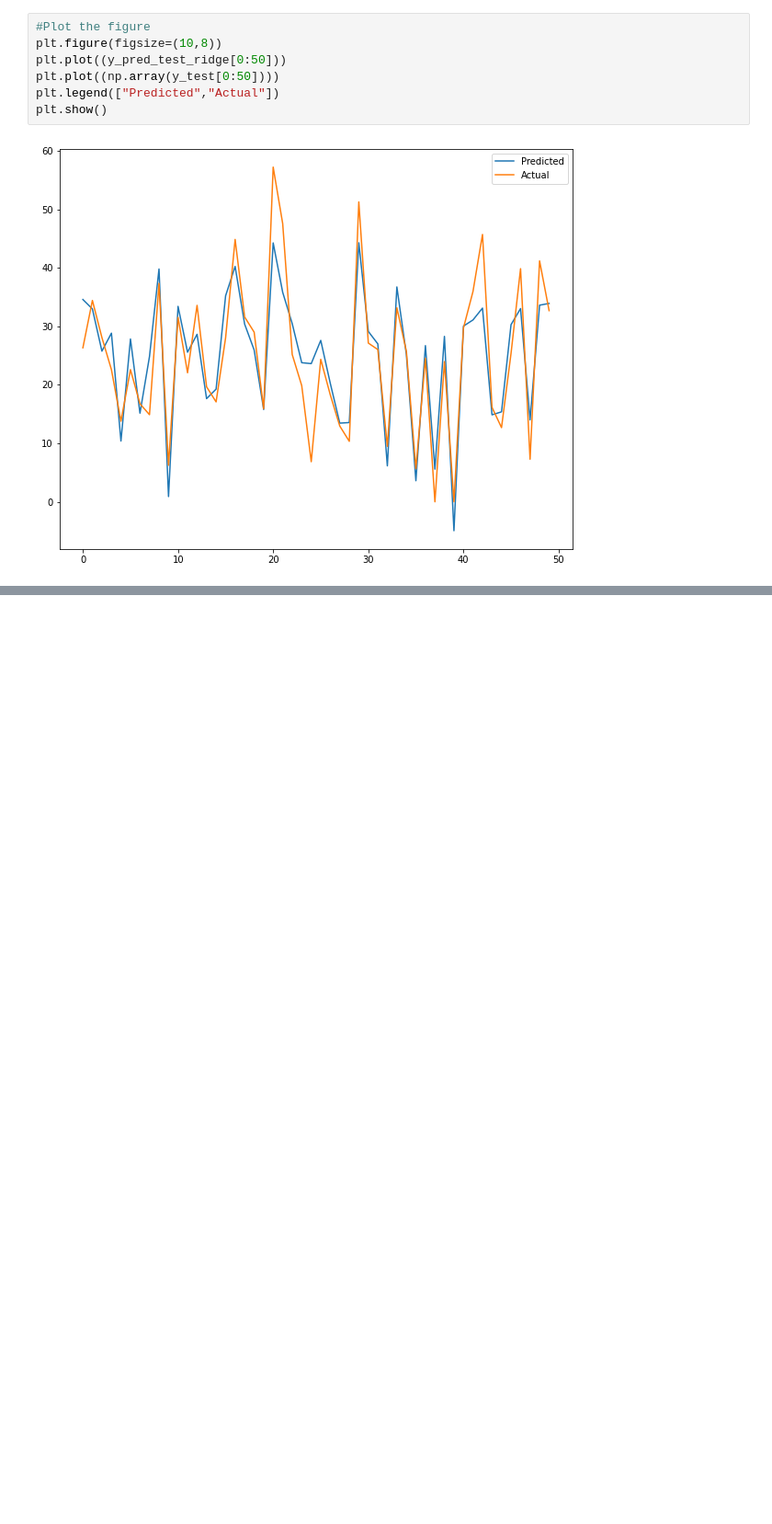
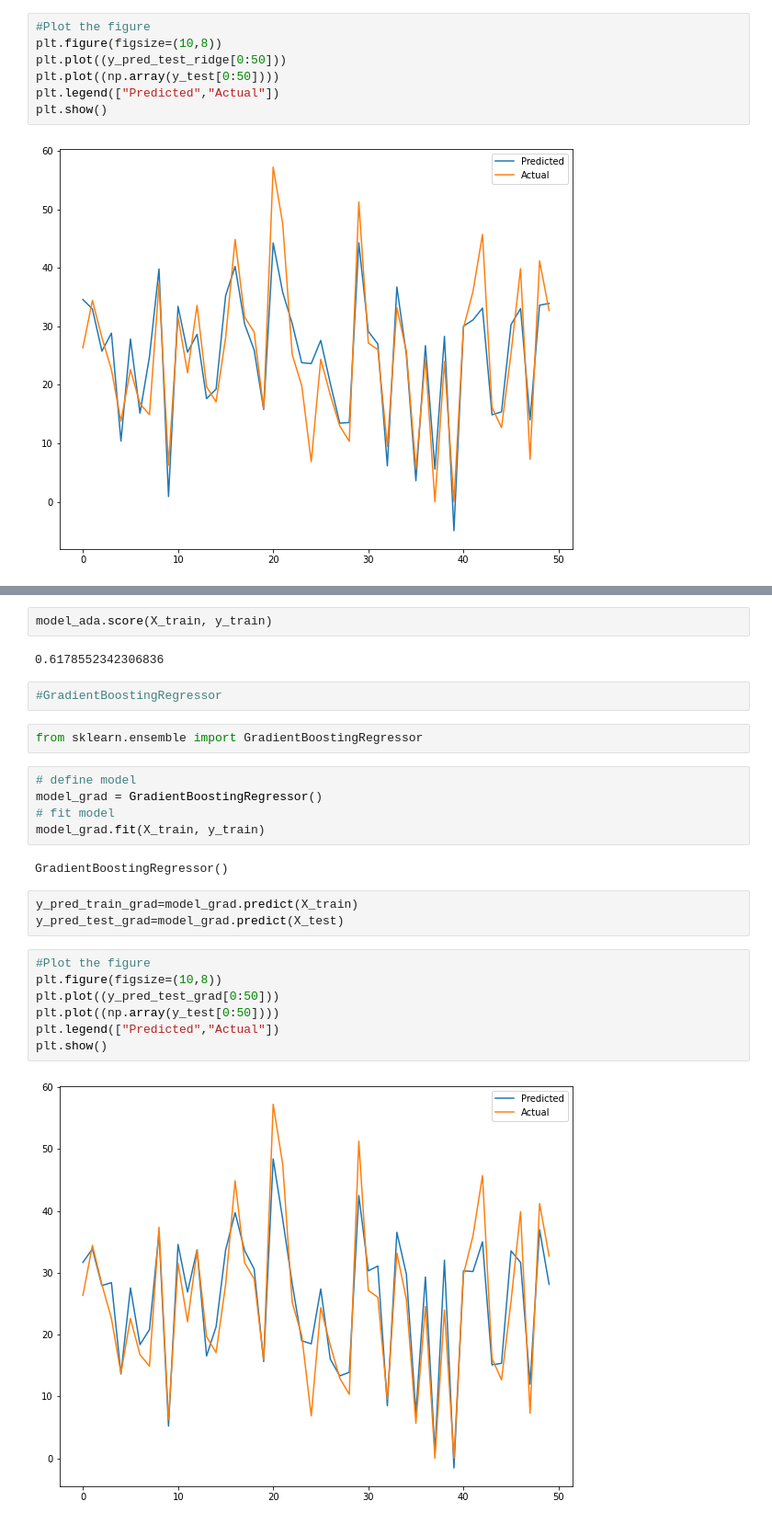
Before and after one commit to ajinkyajumde/SeoulBikeData, a Jupyter notebook: Bike_Sharing_Demand.ipynb, the cells around one changed output, grey strips where cells are left out. Shown at 92% size. Drawn from its saved outputs; the diff is of its cells as text; blank space fills up the shorter version.

```diff
--- a/Bike_Sharing_Demand.ipynb
+++ b/Bike_Sharing_Demand.ipynb
@@ -680,0 +728,27 @@ plt.show()
+# %%
+model_ada.score(X_train, y_train)
+# %% [output]
+0.6178552342306836
+# %%
+#GradientBoostingRegressor
+# %%
+from sklearn.ensemble import GradientBoostingRegressor
+# %%
+# define model
+model_grad = GradientBoostingRegressor()
+# fit model
+model_grad.fit(X_train, y_train)
+# %% [output]
+GradientBoostingRegressor()
+# %%
+y_pred_train_grad=model_grad.predict(X_train)
+y_pred_test_grad=model_grad.predict(X_test)
+# %%
+#Plot the figure
+plt.figure(figsize=(10,8))
+plt.plot((y_pred_test_grad[0:50]))
+plt.plot((np.array(y_test[0:50])))
+plt.legend(["Predicted","Actual"])
+plt.show()
+# %% [output]
+[figure, added]
```
Also changed, not shown: parts of 12 cells of this notebook.
